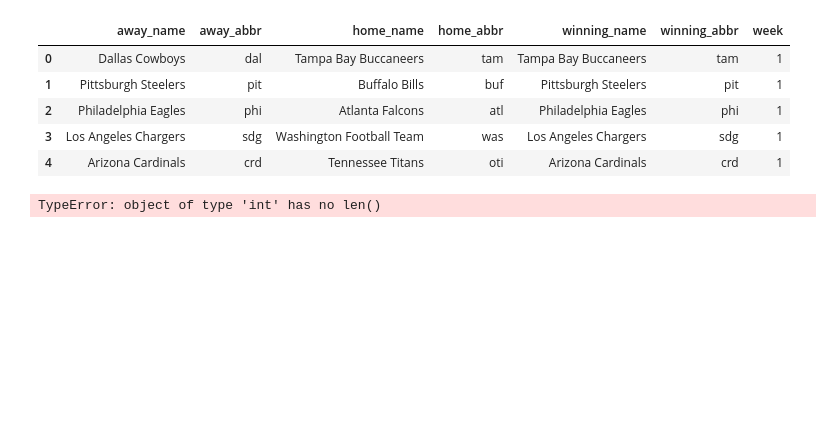
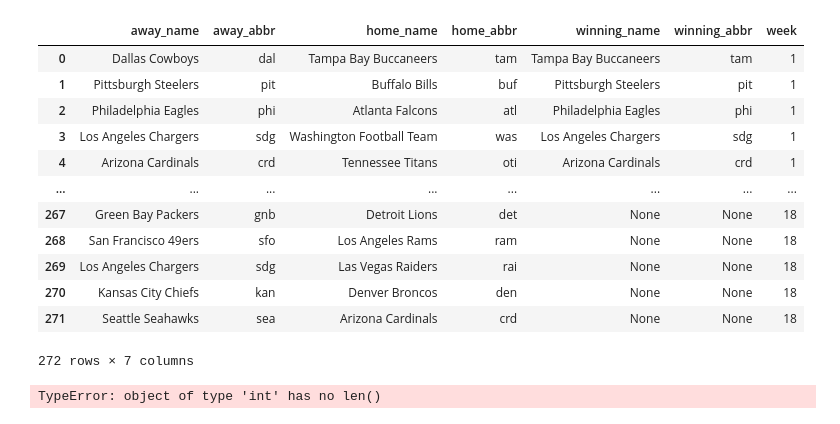
Before and after one commit to jake-viss/NFL_Prediction_Model_Project, a Jupyter notebook: Jake/SportsReference_Model/JV_test.ipynb, the cells around one changed output. Saved outputs shown, nothing was run; the diff lists cells and outputs as text; code cells hidden in the pictures; blank space fills up the shorter version.

```diff
--- a/Jake/SportsReference_Model/JV_test.ipynb
+++ b/Jake/SportsReference_Model/JV_test.ipynb
@@ -32,14 +31,21 @@ def get_schedule(year):
     return schedule_df
 # %%
 schedule_df = get_schedule('2021')
-schedule_df.head()
+schedule_df
 # %% [output]
 |  | away_name | away_abbr | home_name | home_abbr | winning_name | winning_abbr | week |
 | 0 | Dallas Cowboys | dal | Tampa Bay Buccaneers | tam | Tampa Bay Buccaneers | tam | 1 |
 | 1 | Pittsburgh Steelers | pit | Buffalo Bills | buf | Pittsburgh Steelers | pit | 1 |
 | 2 | Philadelphia Eagles | phi | Atlanta Falcons | atl | Philadelphia Eagles | phi | 1 |
 | 3 | Los Angeles Chargers | sdg | Washington Football Team | was | Los Angeles Chargers | sdg | 1 |
 | 4 | Arizona Cardinals | crd | Tennessee Titans | oti | Arizona Cardinals | crd | 1 |
+| ... | ... | ... | ... | ... | ... | ... | ... |
+| 267 | Green Bay Packers | gnb | Detroit Lions | det | None | None | 18 |
+| 268 | San Francisco 49ers | sfo | Los Angeles Rams | ram | None | None | 18 |
+| 269 | Los Angeles Chargers | sdg | Las Vegas Raiders | rai | None | None | 18 |
+| 270 | Kansas City Chiefs | kan | Denver Broncos | den | None | None | 18 |
+| 271 | Seattle Seahawks | sea | Arizona Cardinals | crd | None | None | 18 |
+272 rows × 7 columns
 # %%
 # Export 2021 schedule to csv.
 schedule_df.to_csv('Exports/2021_schedule.csv')
```
Also changed, not shown: parts of 1 cell of this notebook, 1 other file.
